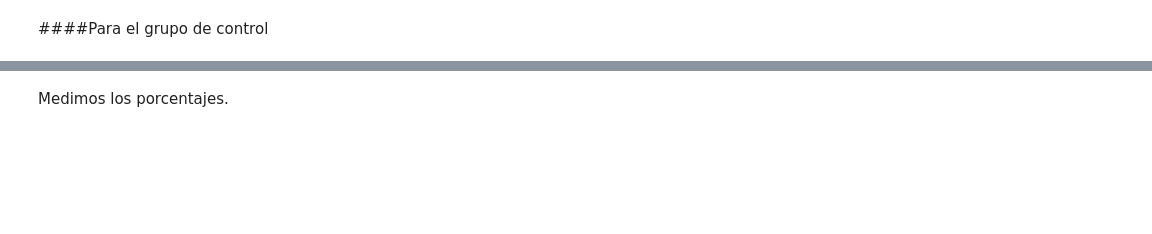
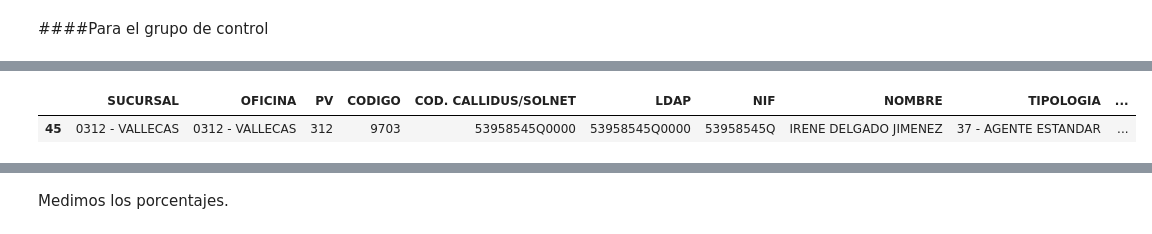
Before and after one commit to Ana-AlonsoCanizares/AA_GRUPO3, a Jupyter notebook: PruebaControl_OCASO.ipynb, the cells around one changed output, grey strips where cells are left out. Saved outputs shown, nothing was run; the diff lists cells and outputs as text; code cells hidden in the pictures; blank space fills up the shorter version.

```diff
--- a/PruebaControl_OCASO.ipynb
+++ b/PruebaControl_OCASO.ipynb
@@ -551,6 +582,12 @@ fig.update_traces(marker_size=8)
 fig.show()
 # %% [output]
 [interactive output not drawn]
+# %%
+agente = Gr2[Gr2["NOMBRE"].str.contains("IRENE")]
+agente
+# %% [output]
+|  | SUCURSAL | OFICINA | PV | CODIGO | COD. CALLIDUS/SOLNET | LDAP | NIF | NOMBRE | TIPOLOGIA | ... |
+| 45 | 0312 - VALLECAS | 0312 - VALLECAS | 312 | 9703 | 53958545Q0000 | 53958545Q0000 | 53958545Q | IRENE DELGADO JIMENEZ | 37 - AGENTE ESTANDAR | ... |
 # %%
 print('Hay', agentes_for_ctrl['NOMBRE USUARIO'].nunique(), 'agentes en formación usando Callidus del grupo de control y', agentes_est_ctrl['NOMBRE USUARIO'].nunique(), 'agentes estándar, es decir, un total de', agentes_for_ctrl['NOMBRE USUARIO'].nunique() + agentes_est_ctrl['NOMBRE USUARIO'].nunique(), 'agentes.')
 print('Hay', df2_for['NOMBRE'].nunique(), 'agentes en formación y', df2_est['NOMBRE'].nunique(), 'agentes estándar en el grupo de control, es decir, un total de', df2_for['NOMBRE'].nunique() + df2_est['NOMBRE'].nunique(), 'agentes.')
```
Also changed, not shown: parts of 24 cells of this notebook.
